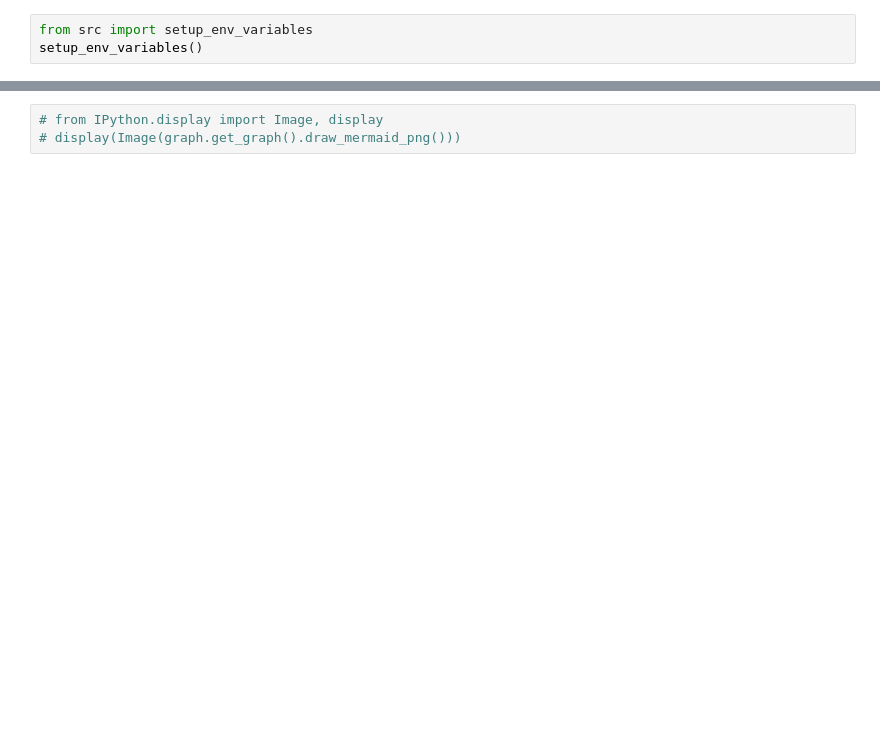
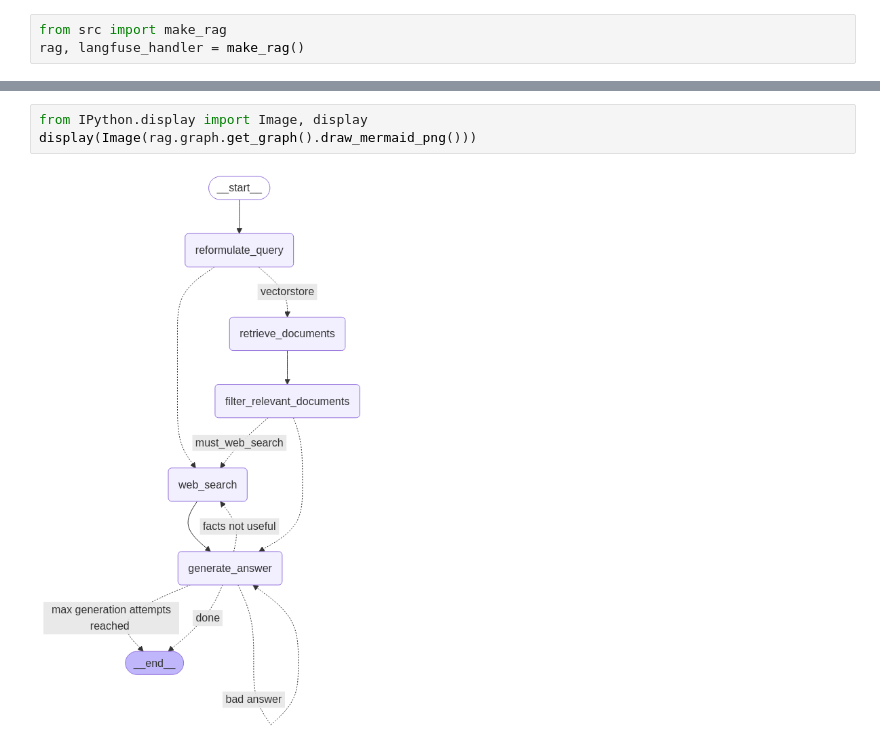
Before and after one commit to pranav-ap/library_rag, a Jupyter notebook: notebooks/talk.ipynb, the cells around one changed output, grey strips where cells are left out. Drawn from its saved outputs; the diff is of its cells as text; blank space fills up the shorter version.

```diff
--- a/notebooks/talk.ipynb
+++ b/notebooks/talk.ipynb
@@ -7,3 +7,3 @@ langfuse_handler = CallbackHandler()
 # %%
-from src import setup_env_variables
-setup_env_variables()
+from src import make_rag
+rag, langfuse_handler = make_rag()
@@ -32,3 +41,5 @@ Prompt engineering refers to methods for communicating with autoregressive langu
 # %%
-# from IPython.display import Image, display
-# display(Image(graph.get_graph().draw_mermaid_png()))
+from IPython.display import Image, display
+display(Image(rag.graph.get_graph().draw_mermaid_png()))
+# %% [output]
+[figure, added]
```
Also changed, not shown: parts of 6 cells of this notebook, 10 other files.
